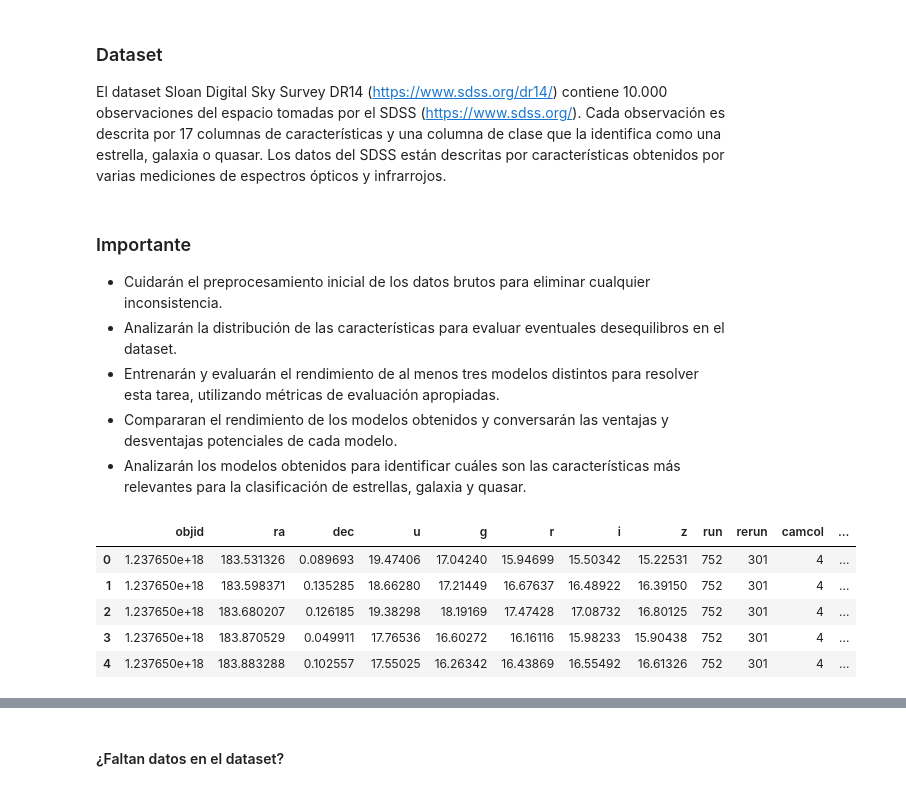
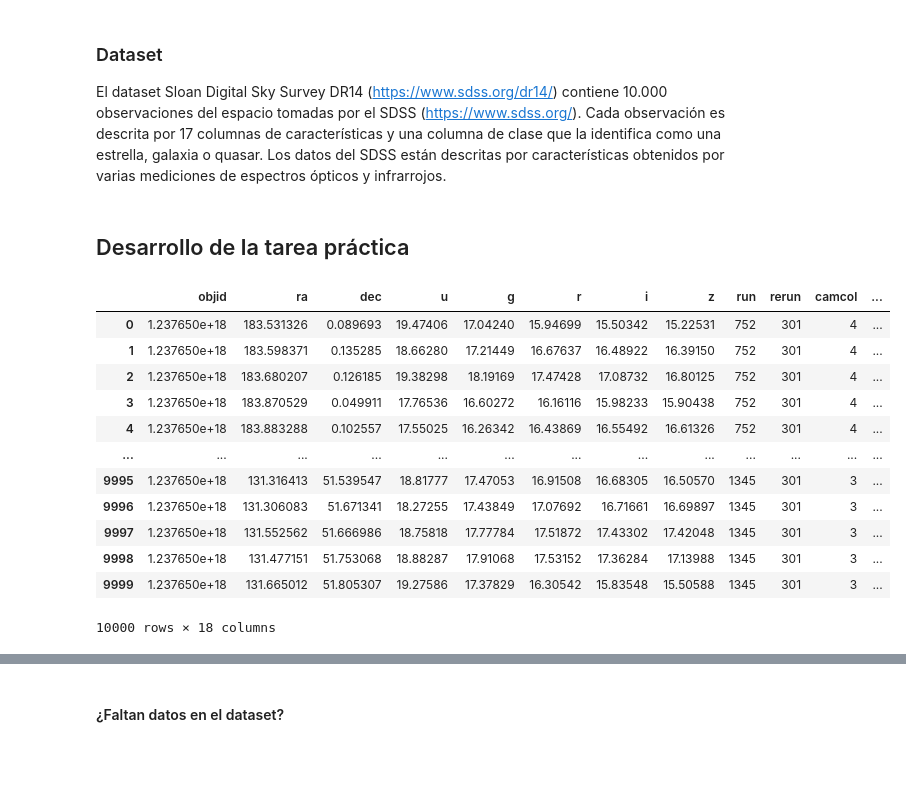
Before and after one commit to eleazarVasquez/INFO257, a Jupyter notebook: TareaPracticaUnidad1/TareaPracticaUnidad1.ipynb, the cells around one changed output, grey strips where cells are left out. Cells and saved outputs as stored; diff of their text form; code cells hidden in the pictures; blank space fills up the shorter version.

```diff
--- a/TareaPracticaUnidad1/TareaPracticaUnidad1.ipynb
+++ b/TareaPracticaUnidad1/TareaPracticaUnidad1.ipynb
@@ -10,19 +10,8 @@ observaciones del espacio tomadas por el SDSS (https://www.sdss.org/). Cada obse
 descrita por 17 columnas de características y una columna de clase que la identifica como una
 estrella, galaxia o quasar. Los datos del SDSS están descritas por características obtenidos por varias
 mediciones de espectros ópticos y infrarrojos.
-# %% [markdown]
-### Importante
-
-- Cuidarán el preprocesamiento inicial de los datos brutos para eliminar cualquier
-inconsistencia.
-- Analizarán la distribución de las características para evaluar eventuales desequilibros en el
-dataset.
-- Entrenarán y evaluarán el rendimiento de al menos tres modelos distintos para resolver esta
-tarea, utilizando métricas de evaluación apropiadas.
-- Compararan el rendimiento de los modelos obtenidos y conversarán las ventajas y
-desventajas potenciales de cada modelo.
-- Analizarán los modelos obtenidos para identificar cuáles son las características más
-relevantes para la clasificación de estrellas, galaxia y quasar.
+# %% [markdown]
+## Desarrollo de la tarea práctica
 # %%
 import pandas as pd
 import seaborn as sb
@@ -39,11 +28,18 @@ import matplotlib.pyplot as plt
 %matplotlib inline
 # %%
 sdss = pd.read_csv("SDSS-DR14.csv")
-sdss.head()
+sdss
 # %% [output]
 |  | objid | ra | dec | u | g | r | i | z | run | rerun | camcol | ... |
 | 0 | 1.237650e+18 | 183.531326 | 0.089693 | 19.47406 | 17.04240 | 15.94699 | 15.50342 | 15.22531 | 752 | 301 | 4 | ... |
 | 1 | 1.237650e+18 | 183.598371 | 0.135285 | 18.66280 | 17.21449 | 16.67637 | 16.48922 | 16.39150 | 752 | 301 | 4 | ... |
 | 2 | 1.237650e+18 | 183.680207 | 0.126185 | 19.38298 | 18.19169 | 17.47428 | 17.08732 | 16.80125 | 752 | 301 | 4 | ... |
 | 3 | 1.237650e+18 | 183.870529 | 0.049911 | 17.76536 | 16.60272 | 16.16116 | 15.98233 | 15.90438 | 752 | 301 | 4 | ... |
 | 4 | 1.237650e+18 | 183.883288 | 0.102557 | 17.55025 | 16.26342 | 16.43869 | 16.55492 | 16.61326 | 752 | 301 | 4 | ... |
+| ... | ... | ... | ... | ... | ... | ... | ... | ... | ... | ... | ... | ... |
+| 9995 | 1.237650e+18 | 131.316413 | 51.539547 | 18.81777 | 17.47053 | 16.91508 | 16.68305 | 16.50570 | 1345 | 301 | 3 | ... |
+| 9996 | 1.237650e+18 | 131.306083 | 51.671341 | 18.27255 | 17.43849 | 17.07692 | 16.71661 | 16.69897 | 1345 | 301 | 3 | ... |
+| 9997 | 1.237650e+18 | 131.552562 | 51.666986 | 18.75818 | 17.77784 | 17.51872 | 17.43302 | 17.42048 | 1345 | 301 | 3 | ... |
+| 9998 | 1.237650e+18 | 131.477151 | 51.753068 | 18.88287 | 17.91068 | 17.53152 | 17.36284 | 17.13988 | 1345 | 301 | 3 | ... |
+| 9999 | 1.237650e+18 | 131.665012 | 51.805307 | 19.27586 | 17.37829 | 16.30542 | 15.83548 | 15.50588 | 1345 | 301 | 3 | ... |
+10000 rows × 18 columns
```
Also changed, not shown: parts of 68 cells of this notebook, 1 other file.
